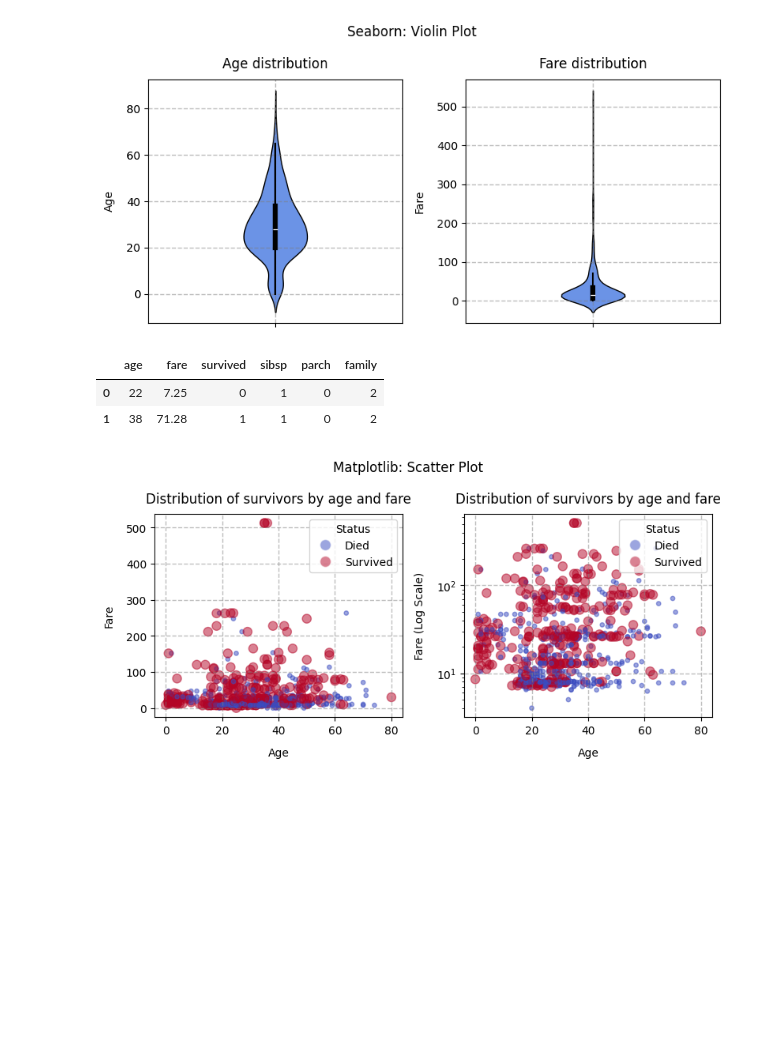
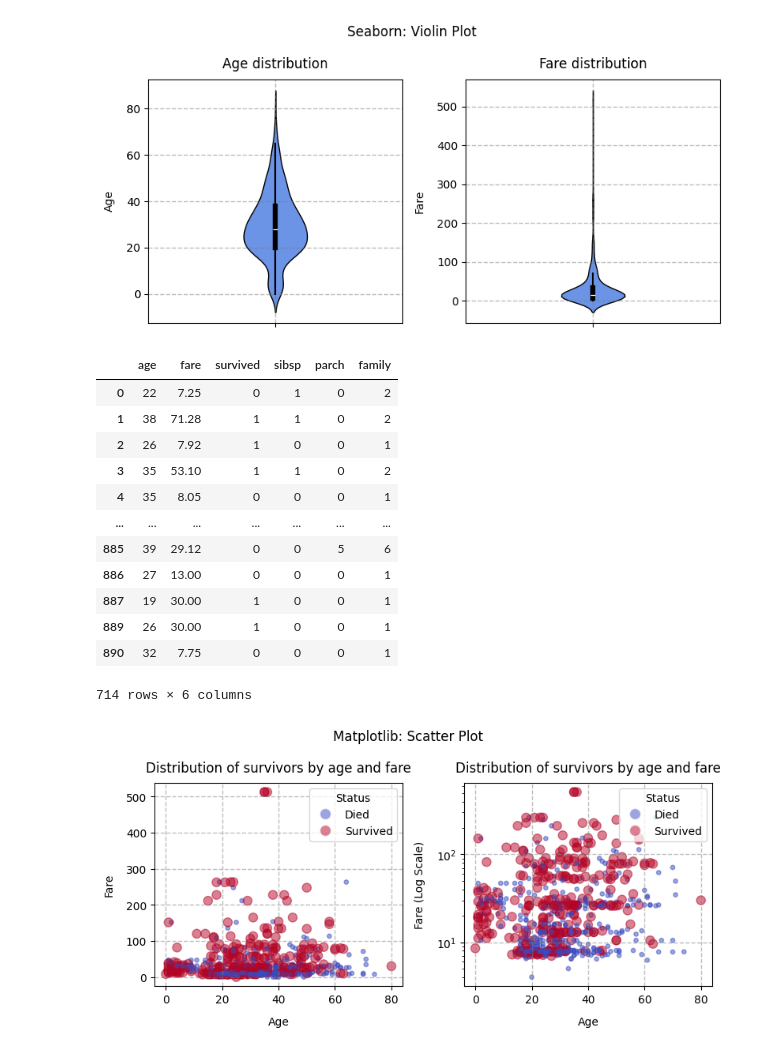
Before and after one commit to BogdanPinchuk/DataScience-PBY_HW8, a Jupyter notebook: Bohdan_Pinchuk_DS_HW8.ipynb, the cells around one changed output. Drawn from its saved outputs; the diff is of its cells as text; code cells hidden in the pictures; blank space fills up the shorter version.

```diff
--- a/Bohdan_Pinchuk_DS_HW8.ipynb
+++ b/Bohdan_Pinchuk_DS_HW8.ipynb
@@ -579,36 +599,46 @@ fig.show()
 ## Залежності між змінними
 
 # Input data
 ages_col_name = "age"
 fares_col_name = "fare"
 survived_col_name = "survived"
 sibsp_col_name = "sibsp"
 parch_col_name = "parch"
 
 # Solution
 titanic = ds_data.copy()
 
 # Extracting and cleaning data
 data_afssp = titanic[[ages_col_name, fares_col_name, survived_col_name, sibsp_col_name, parch_col_name]].dropna()
-data_afssp[ages_col_name] = ages_and_fares[ages_col_name].round().astype(int)
-data_afssp[fares_col_name] = ages_and_fares[fares_col_name].round(2).astype(float)
+data_afssp[ages_col_name] = data_afssp[ages_col_name].round().astype(int)
+data_afssp[fares_col_name] = data_afssp[fares_col_name].round(2).astype(float)
 
 # Extracting data
 ages = data_afssp[ages_col_name].values
 fares = data_afssp[fares_col_name].values
 survived = data_afssp[survived_col_name].values
 sibsp = data_afssp[sibsp_col_name].values
 parch = data_afssp[parch_col_name].values
 family = sibsp + parch + 1
 
 # Adding data
 data_afssp['family'] = family
 
-display(data_afssp.head(2))
+display(data_afssp)
 # %% [output]
 |  | age | fare | survived | sibsp | parch | family |
 | 0 | 22 | 7.25 | 0 | 1 | 0 | 2 |
 | 1 | 38 | 71.28 | 1 | 1 | 0 | 2 |
+| 2 | 26 | 7.92 | 1 | 0 | 0 | 1 |
+| 3 | 35 | 53.10 | 1 | 1 | 0 | 2 |
+| 4 | 35 | 8.05 | 0 | 0 | 0 | 1 |
+| ... | ... | ... | ... | ... | ... | ... |
+| 885 | 39 | 29.12 | 0 | 0 | 5 | 6 |
+| 886 | 27 | 13.00 | 0 | 0 | 0 | 1 |
+| 887 | 19 | 30.00 | 1 | 0 | 0 | 1 |
+| 889 | 26 | 30.00 | 1 | 0 | 0 | 1 |
+| 890 | 32 | 7.75 | 0 | 0 | 0 | 1 |
+714 rows × 6 columns
 # %%
 # Graphic results - Scatter Plot - Matplotlib
 
```
Also changed, not shown: parts of 6 cells of this notebook.
